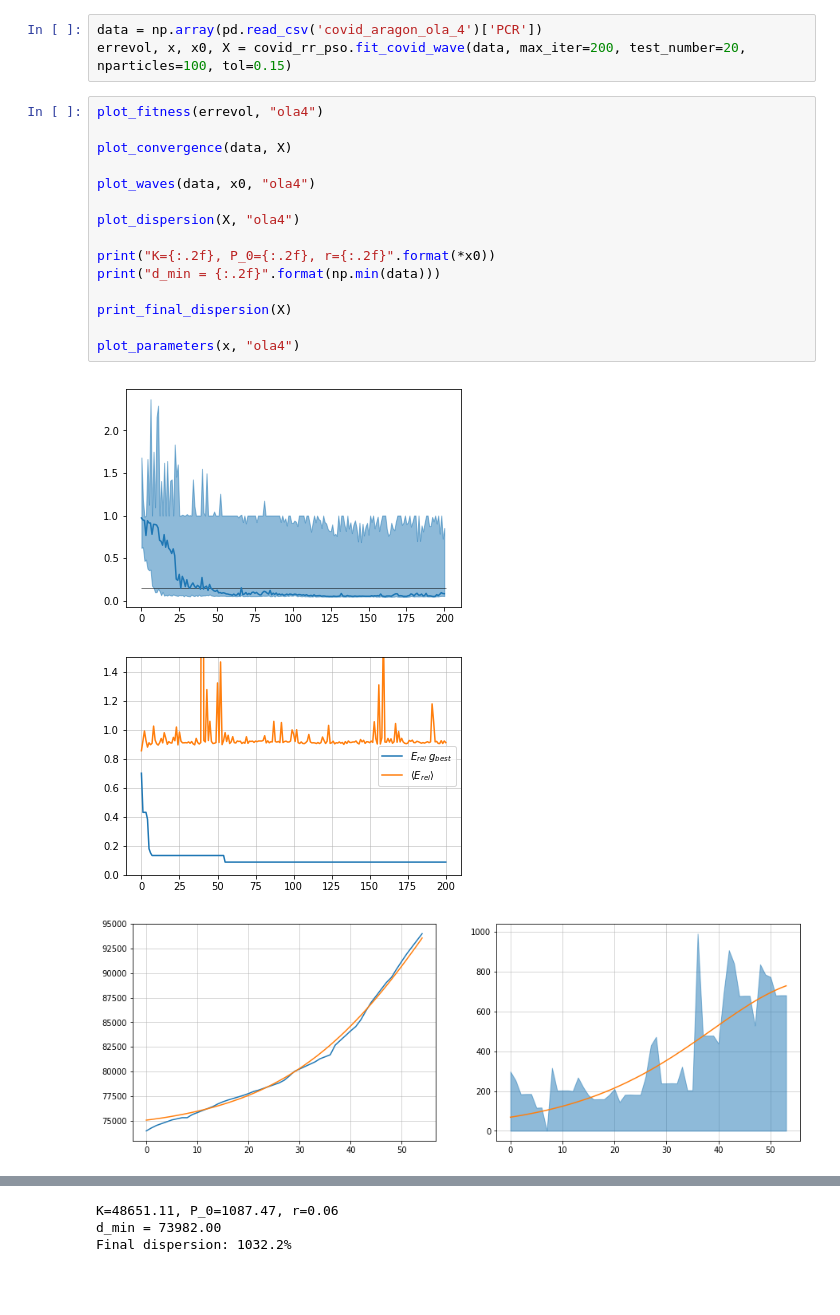
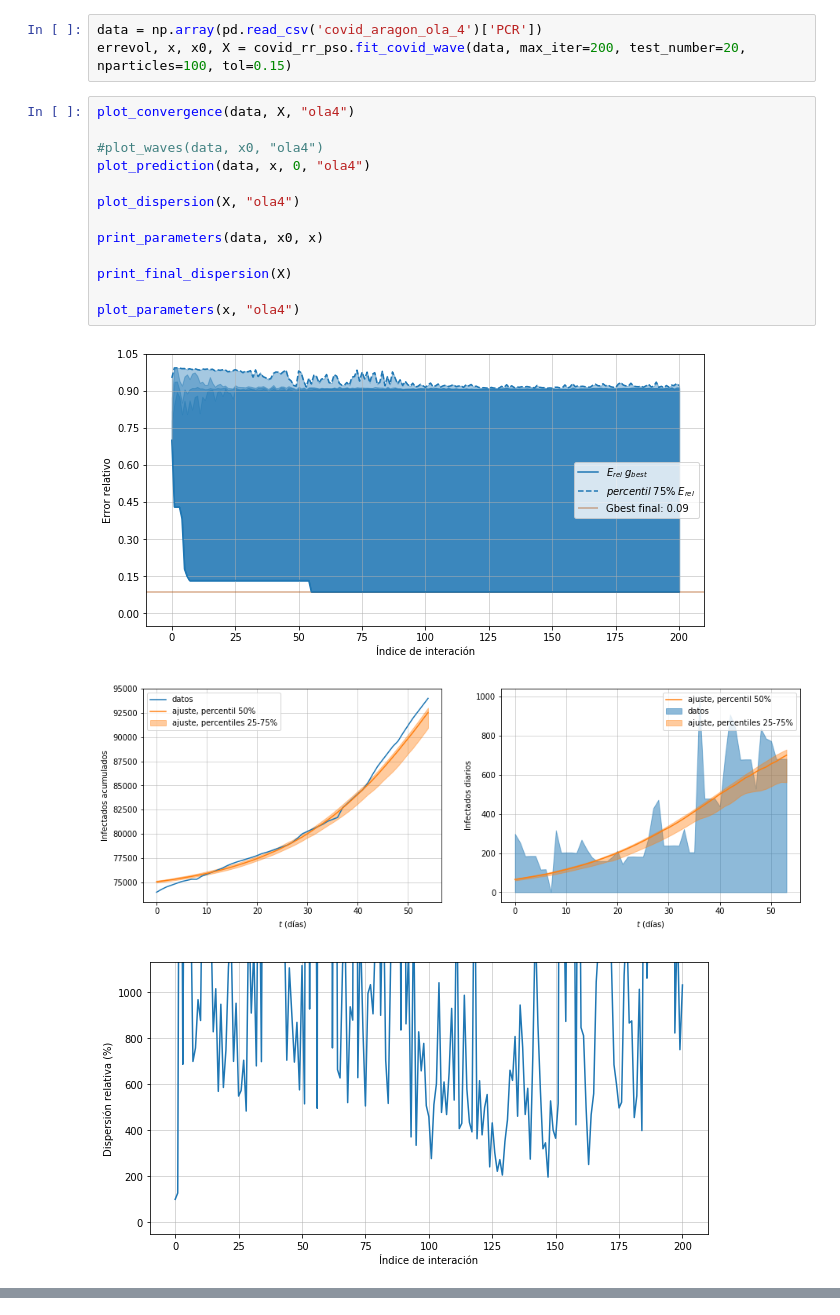
Before and after one commit to RubenIbarrondo/pso, a Jupyter notebook: Ajuste_covid.ipynb, the cells around one changed output, grey strips where cells are left out. Drawn from its saved outputs; the diff is of its cells as text; blank space fills up the shorter version.

```diff
--- a/Ajuste_covid.ipynb
+++ b/Ajuste_covid.ipynb
@@ -252,21 +294,19 @@ Final dispersion: 839.8%
 data = np.array(pd.read_csv('covid_aragon_ola_4')['PCR'])
 errevol, x, x0, X = covid_rr_pso.fit_covid_wave(data, max_iter=200, test_number=20, nparticles=100, tol=0.15)
 # %%
-plot_fitness(errevol, "ola4")
+plot_convergence(data, X, "ola4")
 
-plot_convergence(data, X)
-
-plot_waves(data, x0, "ola4")
+#plot_waves(data, x0, "ola4")
+plot_prediction(data, x, 0, "ola4")
 
 plot_dispersion(X, "ola4")
 
-print("K={:.2f}, P_0={:.2f}, r={:.2f}".format(*x0))
-print("d_min = {:.2f}".format(np.min(data)))
+print_parameters(data, x0, x)
 
 print_final_dispersion(X)
 
 plot_parameters(x, "ola4")
 # %% [output]
-[figure, old version]
+[figure, new version]
-[figure, old version]
+[figure, new version]
-[figure, old version]
+[figure, new version]
@@ -274,3 +317,0 @@ plot_parameters(x, "ola4")
-K=48651.11, P_0=1087.47, r=0.06
-d_min = 73982.00
-Final dispersion: 1032.2%
```
Also changed, not shown: parts of 6 cells of this notebook, 1 other file.
